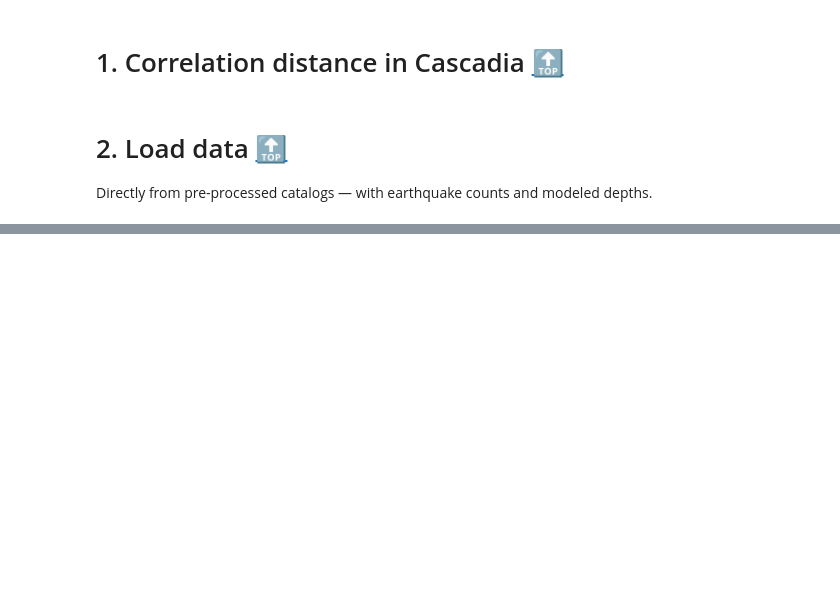
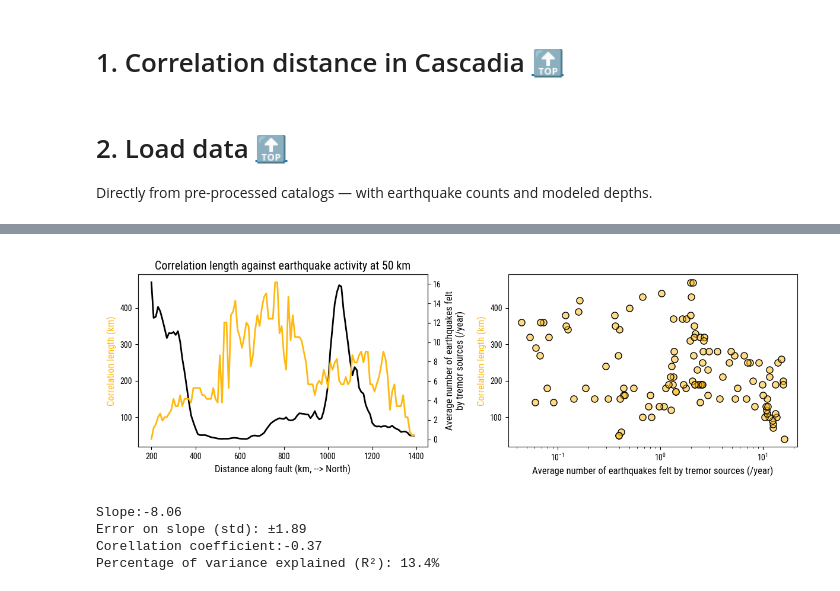
Before and after one commit to gfarge/tremor_v_eq, a Jupyter notebook: cascadia_synch.ipynb, the cells around one changed output, grey strips where cells are left out. Drawn from its saved outputs; the diff is of its cells as text; code cells hidden in the pictures; blank space fills up the shorter version.

```diff
--- a/cascadia_synch.ipynb
+++ b/cascadia_synch.ipynb
@@ -182,0 +236,59 @@ plt.show()
+# %%
+# Against earthquake activity
+# --> Compute binned measure of earthquake activity
+dists = [10, 20, 30, 50, 100]  # different distances in km
+
+n_close_eq = {}
+for dist in dists:
+    n_close_eq[dist] = np.zeros(len(x_bin_edges)-1)
+    for ii in range(len(x_bin_edges)-1):
+        x_min = x_bin_edges[ii]
+        x_max = x_bin_edges[ii+1]
+        trm_in_bin = trm[trm.xf.between(x_min, x_max)]
+        n_close_eq[dist][ii] = np.mean(trm_in_bin[f'n_eq_{dist}km'])
+
+# Plot
+chosen_dist = 50
+fig, axes = plt.subplots(1, 2, figsize=(12, 4))
+
+# --> In space
+ax = axes[0]
+ax.set_title(f'Correlation length against earthquake activity at {chosen_dist} km')
+ax.set_xlabel('Distance along fault (km, --> North)')
+ax.set_ylabel('Correlation length (km)', color='C2')
+ax.plot(x_bin_edges[:-1], corr_length, 'C2-', lw=2)
+
+ax_eq = ax.twinx()
+ax_eq.set_zorder(-10)
+ax.set_facecolor('none')
+ax_eq.set_ylabel('Average number of earthquakes felt\nby tremor sources (/year)', color='k')
+ax_eq.plot(x_bin_edges[:-1], n_close_eq[chosen_dist], 'k-', lw=2)
+
+# --> One against the other
+ax = axes[1]
+ax.set_xlabel('Average number of earthquakes felt by tremor sources (/year)')
+ax.set_ylabel('Correlation length (km)', color='C2')
+ax.plot(n_close_eq[chosen_dist], corr_length, 'o', ms=8, mec='k', mfc=to_rgba('C2', .5))
+ax.set_xscale('log')
+
+plt.tight_layout()
+plt.show()
+# %% [output]
+[figure, added]
+# %%
+# Stats
+from scipy.stats import linregress
+slope, intercept, r_value, p_value, std_err = linregress(n_close_eq[chosen_dist], corr_length)
+print('Slope:{:.2f}'.format(slope))
+print('Error on slope (std): ±{:.2f}'.format(std_err))
+print('Corellation coefficient:{:.2f}'.format(r_value))
+
+SSres = np.sum((corr_length - (slope * n_close_eq[chosen_dist] + intercept))**2)  # sum of squares of residuals
+SStot = np.sum((corr_length - np.mean(corr_length))**2)  # total sum of squares
+R2 = 1 - SSres / SStot
+print('Percentage of variance explained (R²): {:.1f}%'.format(100*R2))
+# %% [output]
+Slope:-8.06
+Error on slope (std): ±1.89
+Corellation coefficient:-0.37
+Percentage of variance explained (R²): 13.4%
```
Also changed, not shown: parts of 24 cells of this notebook, 21 other files.
